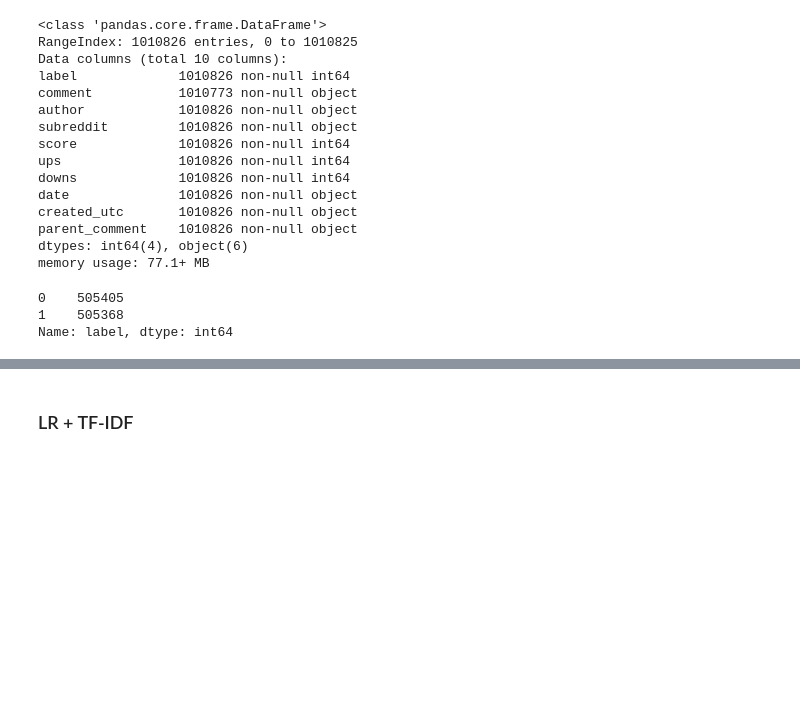
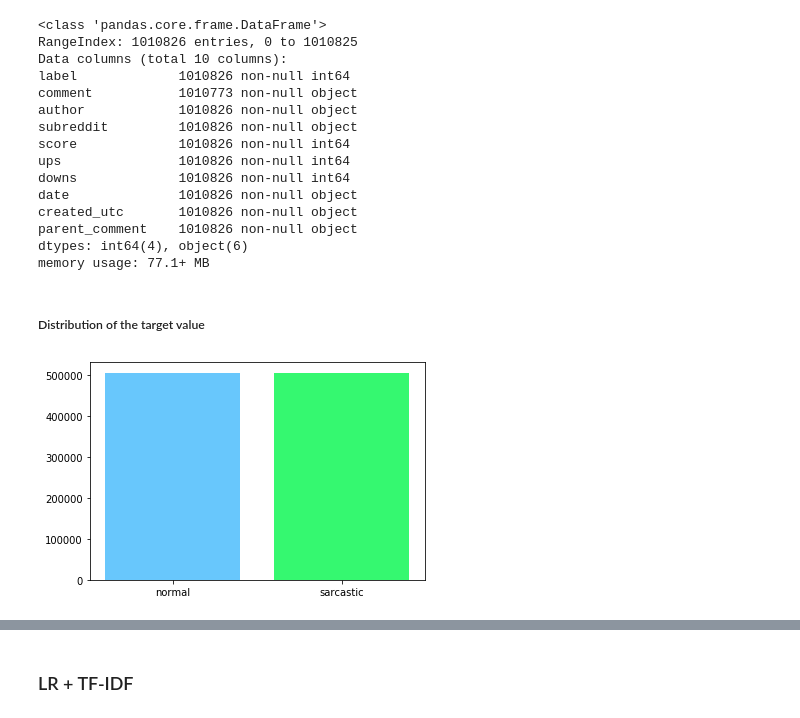
Before and after one commit to KovalevEvgeny/Sarcasm-Detection, a Jupyter notebook: final_notebook.ipynb, the cells around one changed output, grey strips where cells are left out. Cells and saved outputs as stored; diff of their text form; code cells hidden in the pictures; blank space fills up the shorter version.

```diff
--- a/final_notebook.ipynb
+++ b/final_notebook.ipynb
@@ -60,9 +140,11 @@ dtypes: int64(4), object(6)
 memory usage: 77.1+ MB
 # %%
 train_df.dropna(subset=['comment'], inplace=True)
-# %%
-train_df['label'].value_counts()
-# %% [output]
-0    505405
-1    505368
-Name: label, dtype: int64
+# %% [markdown]
+##### Distribution of the target value
+# %%
+color_rectangle = np.random.rand(2, 3)
+plt.bar([0,1], train_df['label'].value_counts().values, color=color_rectangle)
+plt.xticks([0,1], ['normal', 'sarcastic']);
+# %% [output]
+[figure, added]
```
Also changed, not shown: parts of 65 cells of this notebook, 1 other file.
